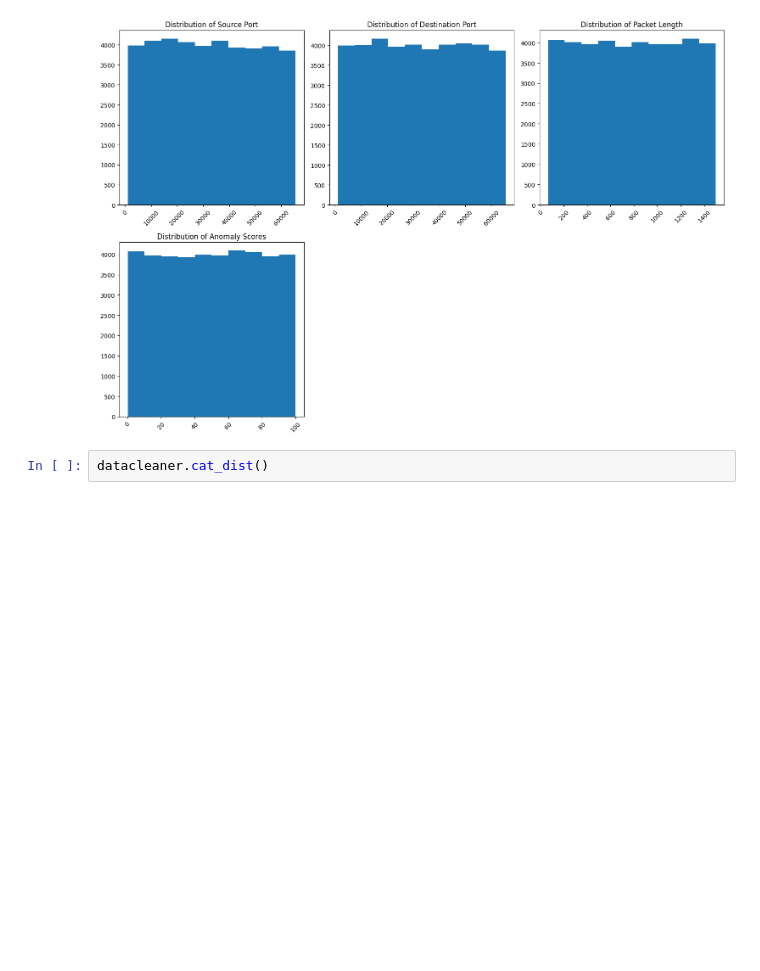
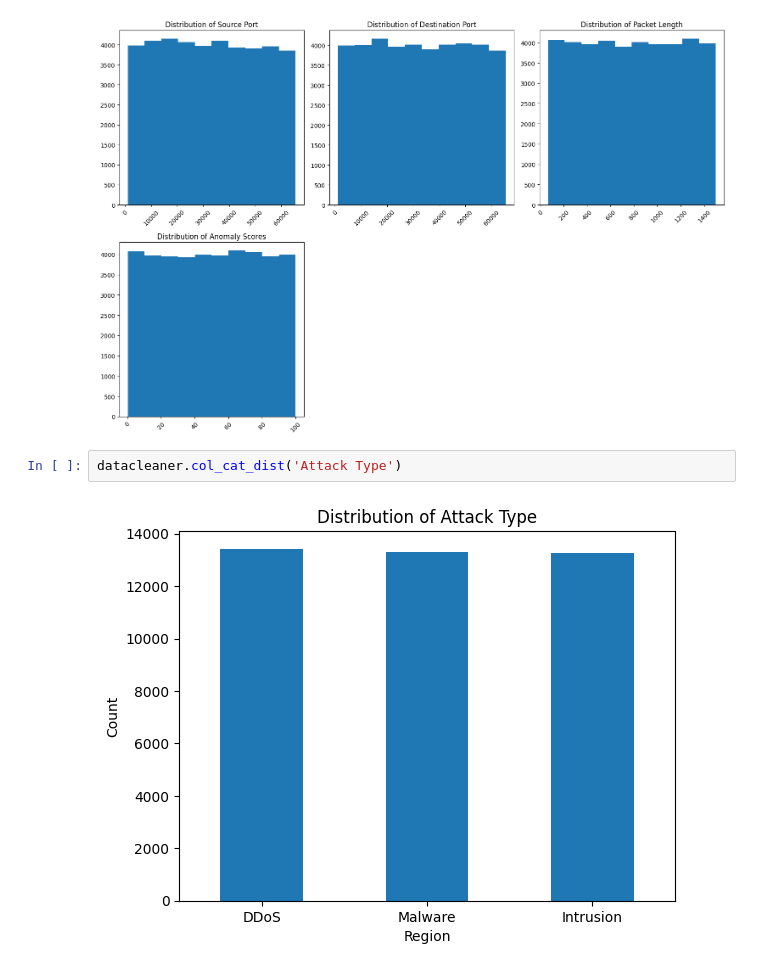
Before and after one commit to ChuckJovans/CyberSecurity-Attacks-EDA, a Jupyter notebook: cybersecurity.ipynb, the cells around one changed output. Drawn from its saved outputs; the diff is of its cells as text; blank space fills up the shorter version.

Commit message:
:100: Attack type update

```diff
--- a/cybersecurity.ipynb
+++ b/cybersecurity.ipynb
@@ -174,5 +174,7 @@ Looking at Distributions of the continous features
 datacleaner.distributions()
 # %% [output]
 [figure]
-# %%
-datacleaner.cat_dist()
+# %%
+datacleaner.col_cat_dist('Attack Type')
+# %% [output]
+[figure, added]
```
